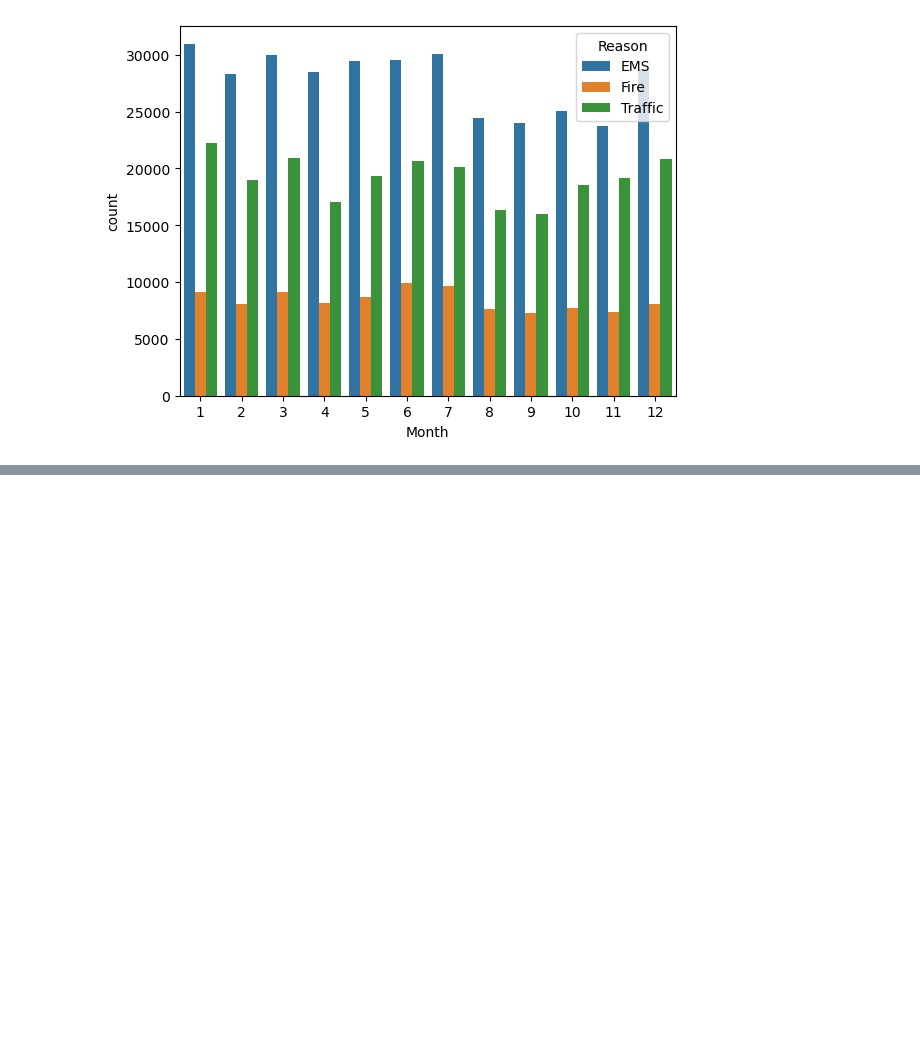
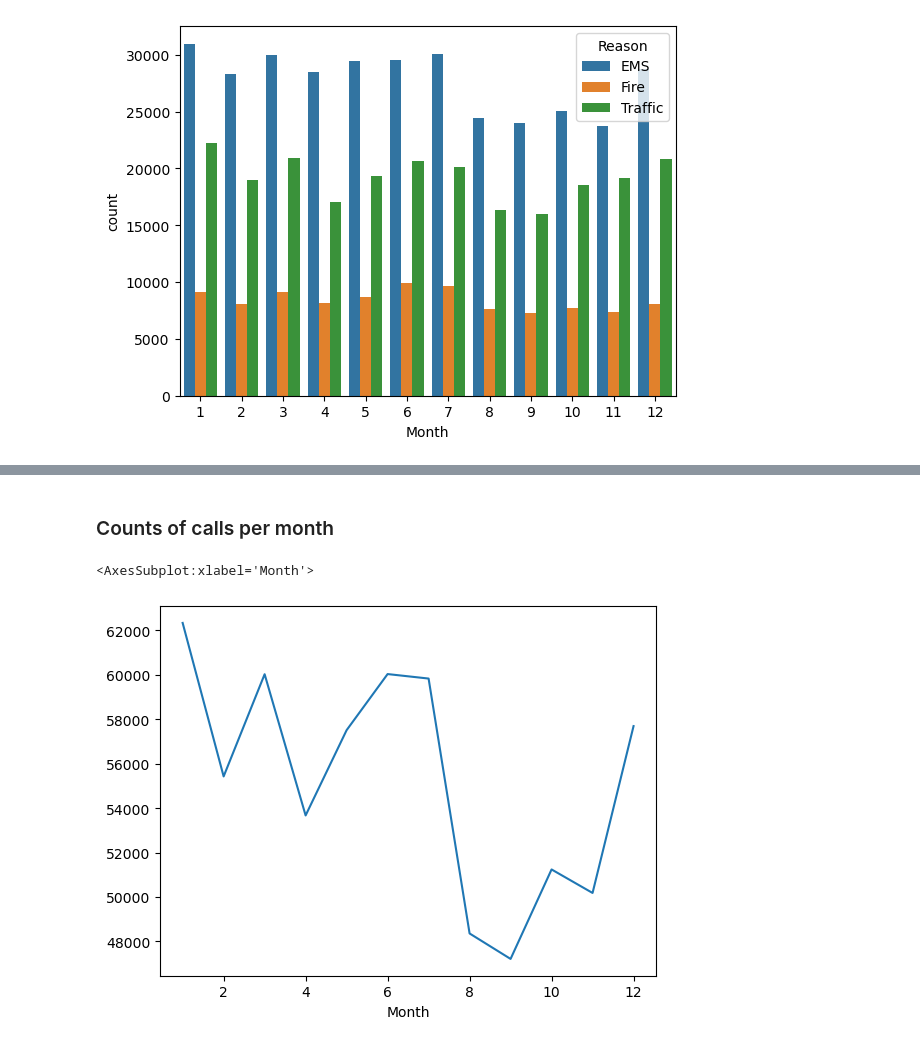
Before and after one commit to sakaifee/911_Call_EDA, a Jupyter notebook: 911_EDA.ipynb, the cells around one changed output, grey strips where cells are left out. Saved outputs shown, nothing was run; the diff lists cells and outputs as text; code cells hidden in the pictures; blank space fills up the shorter version.

```diff
--- a/911_EDA.ipynb
+++ b/911_EDA.ipynb
@@ -7,5 +13,5 @@ import seaborn as sns
 # %%
-dataframe_data = pd.read_csv("/home/kaifee/Desktop/Datasets/911_Call/911.csv")
+dataframe_data = pd.read_csv("/home/kaifee/Desktop/Data Science/Datasets/911_Call/911.csv")
 dataframe_data
 # %% [output]
 |  | lat | lng | desc | zip | title | timeStamp | twp | addr | e |
@@ -145,3 +151,6 @@ sns.countplot(x="Month", data = dataframe_data, hue="Reason")
 # %% [output]
 <AxesSubplot:xlabel='Month', ylabel='count'>
 [figure]
+# %%
+byMonth = dataframe_data.groupby("Month").count()
+byMonth.head()
@@ -147,0 +165,7 @@ sns.countplot(x="Month", data = dataframe_data, hue="Reason")
+# %% [markdown]
+### Counts of calls per month
+# %%
+byMonth["lat"].plot()
+# %% [output]
+<AxesSubplot:xlabel='Month'>
+[figure, added]
```
Also changed, not shown: parts of 14 cells of this notebook.
